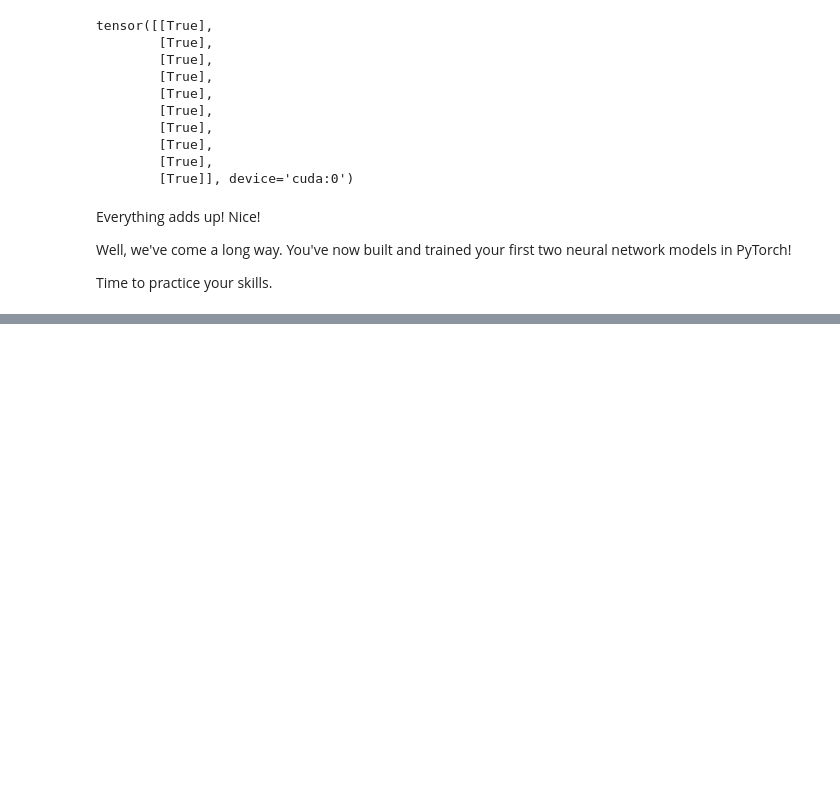
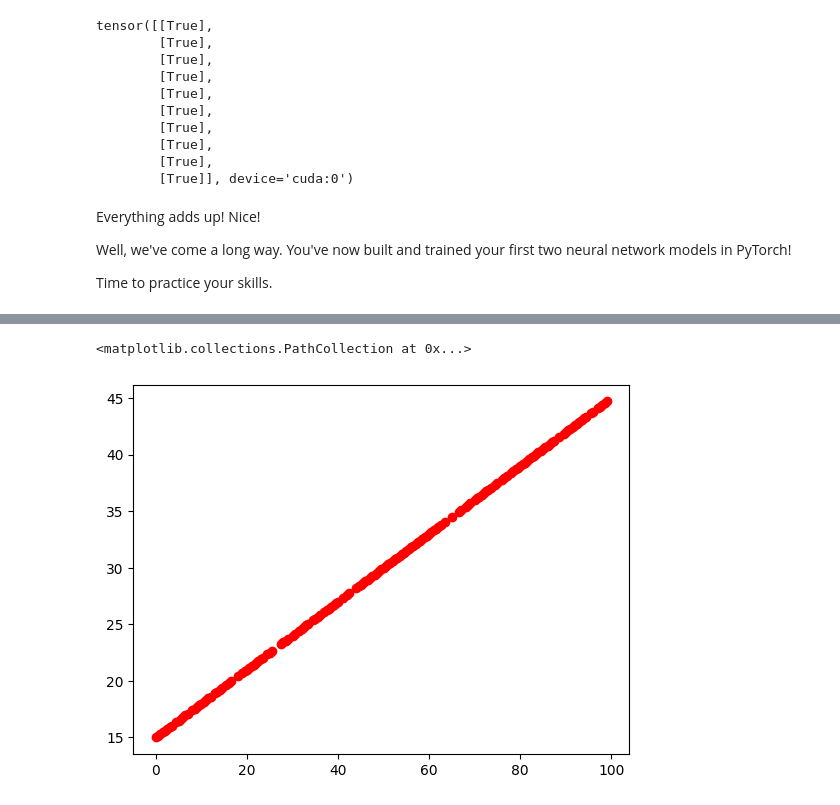
Before and after one commit to eliasubz/pytorch-basics, a Jupyter notebook: 01_pytorch_workflow.ipynb, the cells around one changed output, grey strips where cells are left out. Cells and saved outputs as stored; diff of their text form; code cells hidden in the pictures; blank space fills up the shorter version.

```diff
--- a/01_pytorch_workflow.ipynb
+++ b/01_pytorch_workflow.ipynb
@@ -1231,0 +1220,5 @@ You should be able to complete them by referencing their specific section.
+# %%
+plt.scatter(x_train, y_train, c ="r")
+# %% [output]
+<matplotlib.collections.PathCollection at 0x...>
+[figure, added]
```
Also changed, not shown: parts of 4 cells of this notebook.
